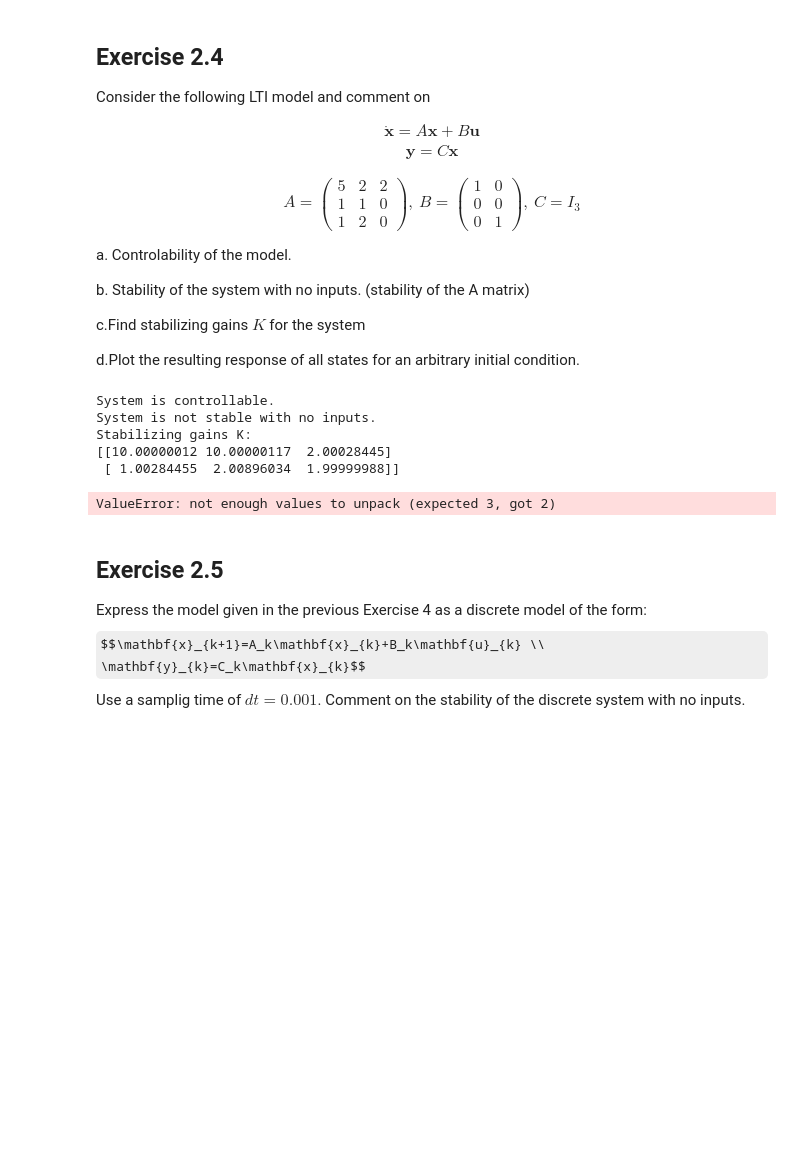
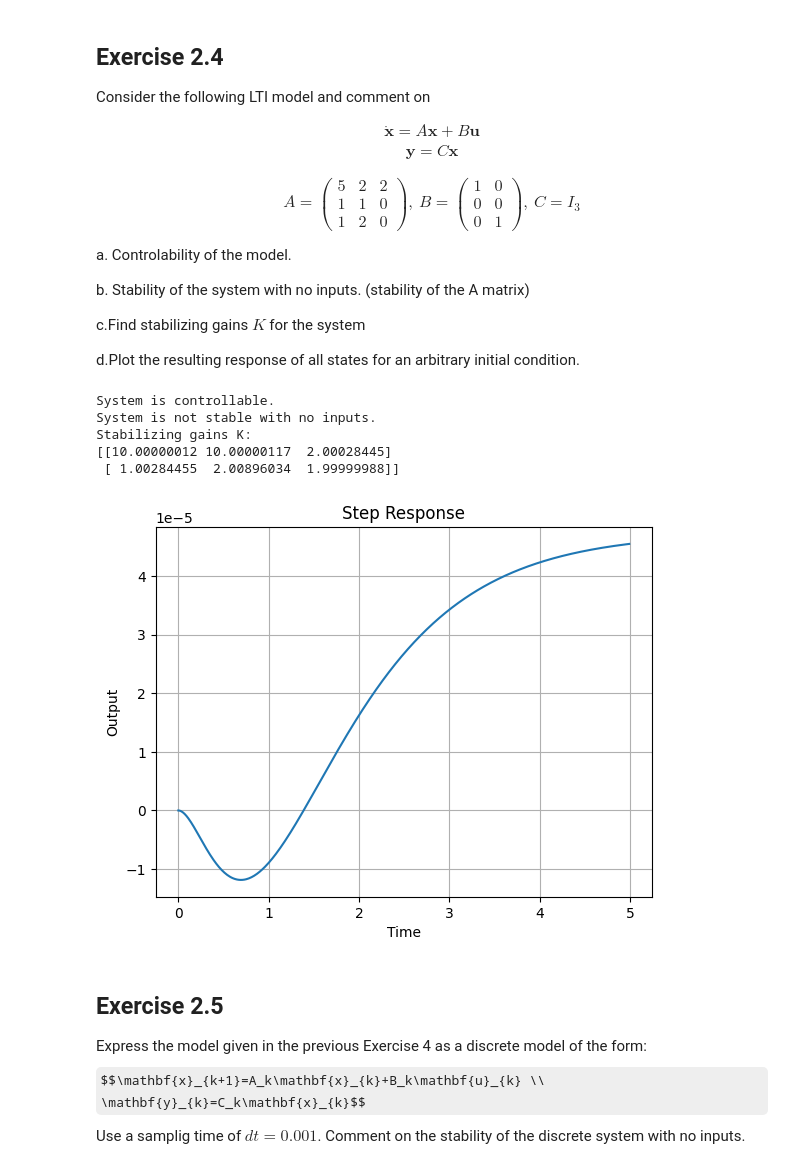
Before and after one commit to amhclark/me7220_gnc, a Jupyter notebook: ME7220_A2.ipynb, the cells around one changed output. Cells and saved outputs as stored; diff of their text form; code cells hidden in the pictures; some formulas as TeX source; blank space fills up the shorter version.

```diff
--- a/ME7220_A2.ipynb
+++ b/ME7220_A2.ipynb
@@ -190,37 +190,37 @@ K = control.place(A, B, desired_poles)
 print("Stabilizing gains K:")
 print(K)
 
 # Feedback system with state feedback control
 closed_loop_sys = control.ss(A - B @ K, B, C, D)
 
 # Time vector for simulation
 dt = 0.01  # Time step
 t = np.arange(0, 5, dt)  # Time span
 
 # Input vector (step input)
 u = np.ones_like(t)
 
 # Simulate the response of the system
-t, y, _ = control.step_response(closed_loop_sys, T=t, input=u)
+t_sim, y = control.step_response(closed_loop_sys, T=t, input=u)
 
 # Extract the desired output for plotting
 output_index = 0  # Choose the desired output index (0, 1, or 2)
-y_output = y[output_index]
+y_output = np.squeeze(y[output_index])
 
 # Plot the response
-plt.plot(t, y_output)
+plt.plot(t_sim, y_output)
 plt.xlabel('Time')
 plt.ylabel('Output')
 plt.title('Step Response')
 plt.grid(True)
 plt.show()
 # %% [output]
 System is controllable.
 System is not stable with no inputs.
 Stabilizing gains K:
 [[10.00000012 10.00000117  2.00028445]
  [ 1.00284455  2.00896034  1.99999988]]
-ValueError: not enough values to unpack (expected 3, got 2)
+[figure, added]
 # %% [markdown]
 ## Exercise 2.5
 
```
Also changed, not shown: parts of 1 cell of this notebook.
